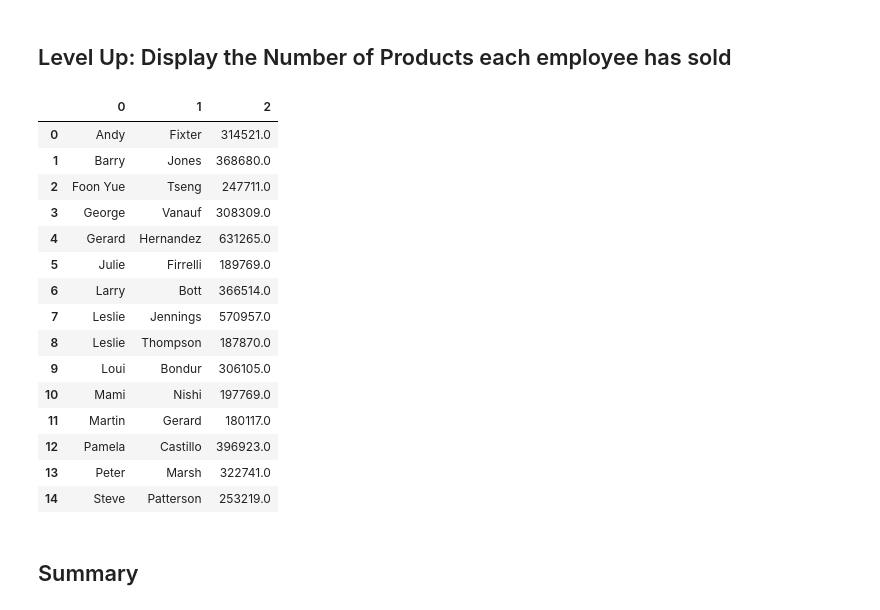
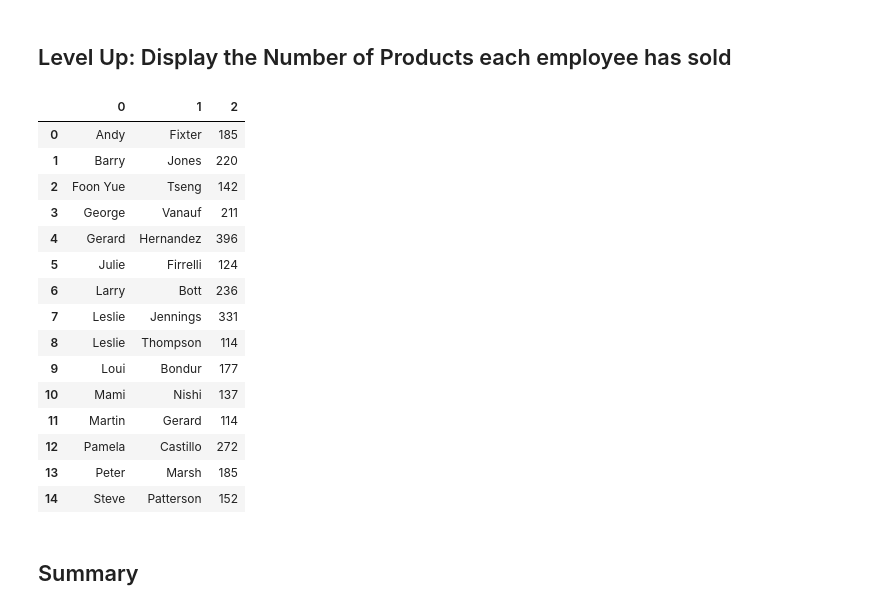
Before and after one commit to ThoaShook/dsc-join-statements-lab-atlanta-ds-062419, a Jupyter notebook: index.ipynb, the cells around one changed output. Drawn from its saved outputs; the diff is of its cells as text; code cells hidden in the pictures.

```diff
--- a/index.ipynb
+++ b/index.ipynb
@@ -161,36 +161,36 @@ df.head(len(df))# Your code here
 # %% [markdown]
 ## Level Up: Display the Number of Products each employee has sold
 # %%
-cur.execute("""select e.firstName, e.lastName, su(productName)
+cur.execute("""select e.firstName, e.lastName, count(productName)
                 from employees e
                 join customers c
                 on e.employeeNumber = c.salesRepEmployeeNumber
                 join orders o
                 using(customerNumber)
                 join orderdetails od
                 using(orderNumber)
                 join products p
                 using(productCode)
                 group by e.firstName, e.lastName;""")
 df = pd.DataFrame(cur.fetchall())
 df.head(len(df))# #Your code here
 # %% [output]
 |  | 0 | 1 | 2 |
-| 0 | Andy | Fixter | 314521.0 |
-| 1 | Barry | Jones | 368680.0 |
-| 2 | Foon Yue | Tseng | 247711.0 |
-| 3 | George | Vanauf | 308309.0 |
-| 4 | Gerard | Hernandez | 631265.0 |
-| 5 | Julie | Firrelli | 189769.0 |
-| 6 | Larry | Bott | 366514.0 |
-| 7 | Leslie | Jennings | 570957.0 |
-| 8 | Leslie | Thompson | 187870.0 |
-| 9 | Loui | Bondur | 306105.0 |
-| 10 | Mami | Nishi | 197769.0 |
-| 11 | Martin | Gerard | 180117.0 |
-| 12 | Pamela | Castillo | 396923.0 |
-| 13 | Peter | Marsh | 322741.0 |
-| 14 | Steve | Patterson | 253219.0 |
+| 0 | Andy | Fixter | 185 |
+| 1 | Barry | Jones | 220 |
+| 2 | Foon Yue | Tseng | 142 |
+| 3 | George | Vanauf | 211 |
+| 4 | Gerard | Hernandez | 396 |
+| 5 | Julie | Firrelli | 124 |
+| 6 | Larry | Bott | 236 |
+| 7 | Leslie | Jennings | 331 |
+| 8 | Leslie | Thompson | 114 |
+| 9 | Loui | Bondur | 177 |
+| 10 | Mami | Nishi | 137 |
+| 11 | Martin | Gerard | 114 |
+| 12 | Pamela | Castillo | 272 |
+| 13 | Peter | Marsh | 185 |
+| 14 | Steve | Patterson | 152 |
 # %% [markdown]
 ## Summary
 # %% [markdown]
```
